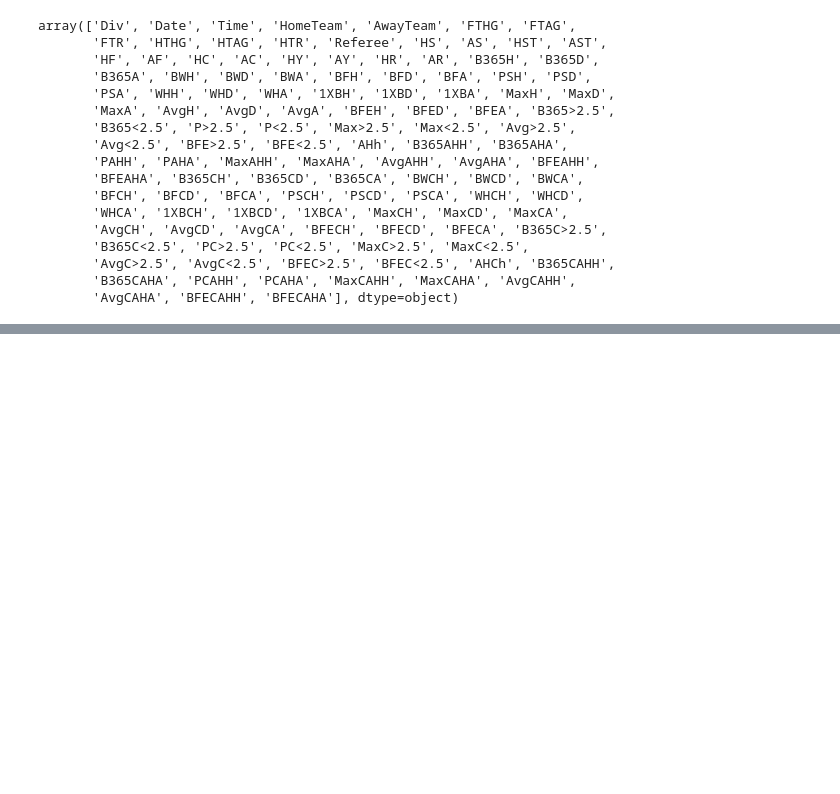
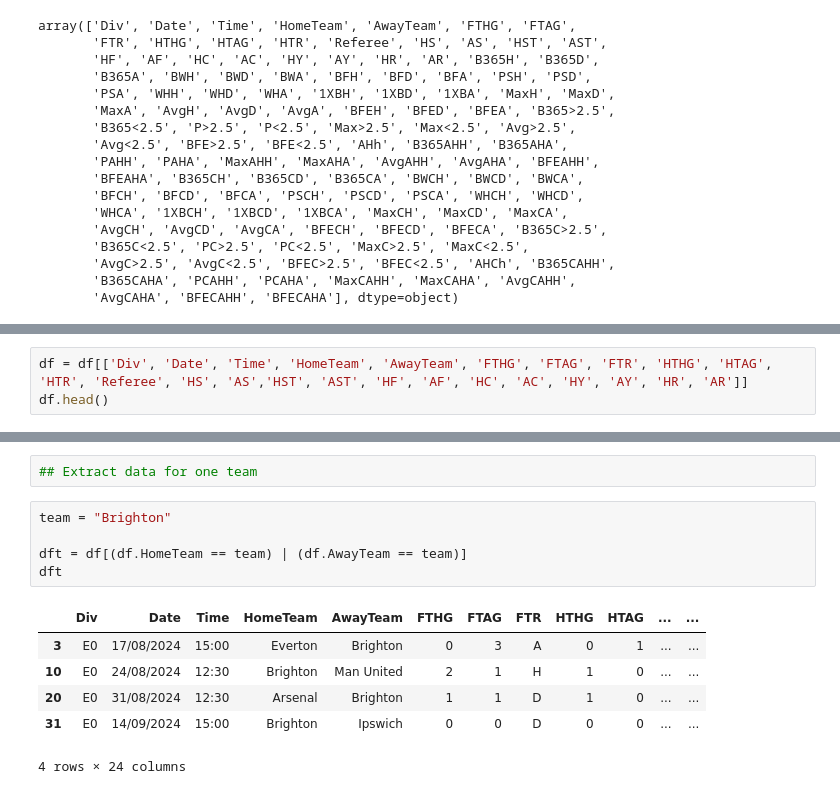
Before and after one commit to atozncoder/ai, a Jupyter notebook: Football-Data.co.uk.ipynb, the cells around one changed output, grey strips where cells are left out. Saved outputs shown, nothing was run; the diff lists cells and outputs as text; blank space fills up the shorter version.

Commit message:
football data

```diff
--- a/Football-Data.co.uk.ipynb
+++ b/Football-Data.co.uk.ipynb
@@ -50,0 +64,3 @@ df.size
+# %%
+df = df[['Div', 'Date', 'Time', 'HomeTeam', 'AwayTeam', 'FTHG', 'FTAG', 'FTR', 'HTHG', 'HTAG', 'HTR', 'Referee', 'HS', 'AS','HST', 'AST', 'HF', 'AF', 'HC', 'AC', 'HY', 'AY', 'HR', 'AR']]
+df.head()
@@ -50,0 +75,14 @@ df.size
+# %%
+## Extract data for one team
+# %%
+team = "Brighton"
+
+dft = df[(df.HomeTeam == team) | (df.AwayTeam == team)]
+dft
+# %% [output]
+|  | Div | Date | Time | HomeTeam | AwayTeam | FTHG | FTAG | FTR | HTHG | HTAG | ... | ... |
+| 3 | E0 | 17/08/2024 | 15:00 | Everton | Brighton | 0 | 3 | A | 0 | 1 | ... | ... |
+| 10 | E0 | 24/08/2024 | 12:30 | Brighton | Man United | 2 | 1 | H | 1 | 0 | ... | ... |
+| 20 | E0 | 31/08/2024 | 12:30 | Arsenal | Brighton | 1 | 1 | D | 1 | 0 | ... | ... |
+| 31 | E0 | 14/09/2024 | 15:00 | Brighton | Ipswich | 0 | 0 | D | 0 | 0 | ... | ... |
+4 rows × 24 columns
```
Also changed, not shown: parts of 8 cells of this notebook.
